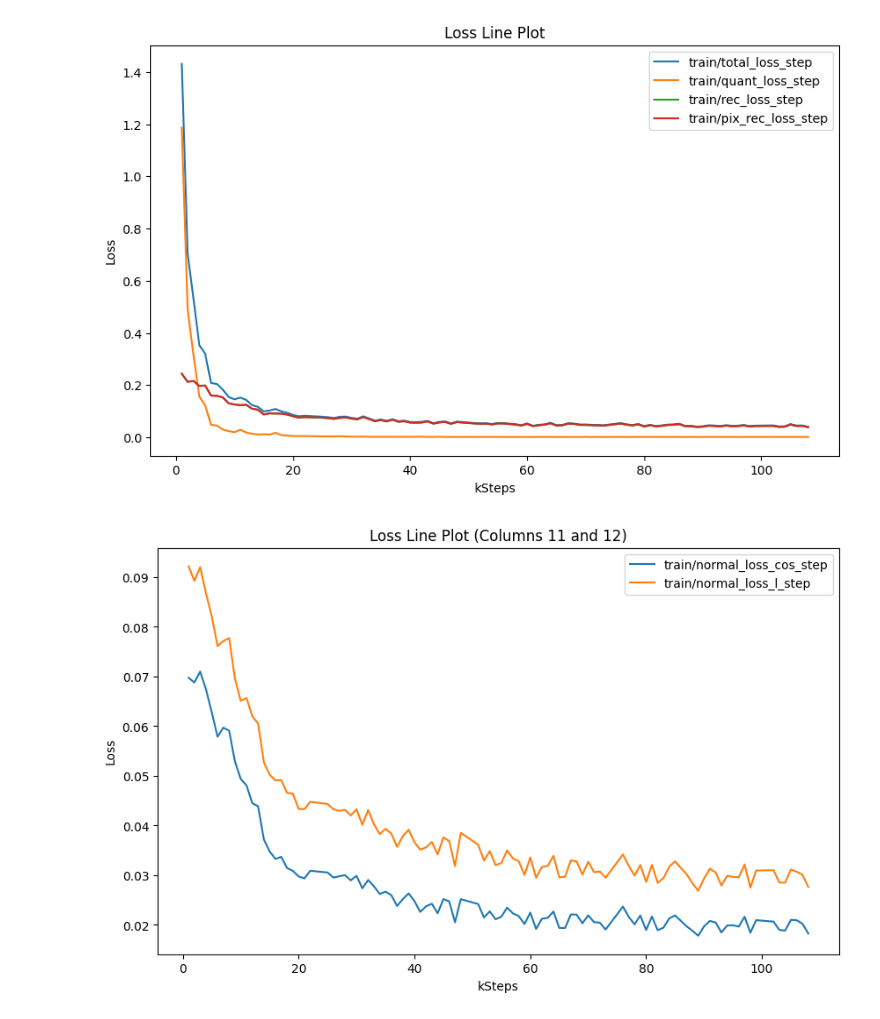
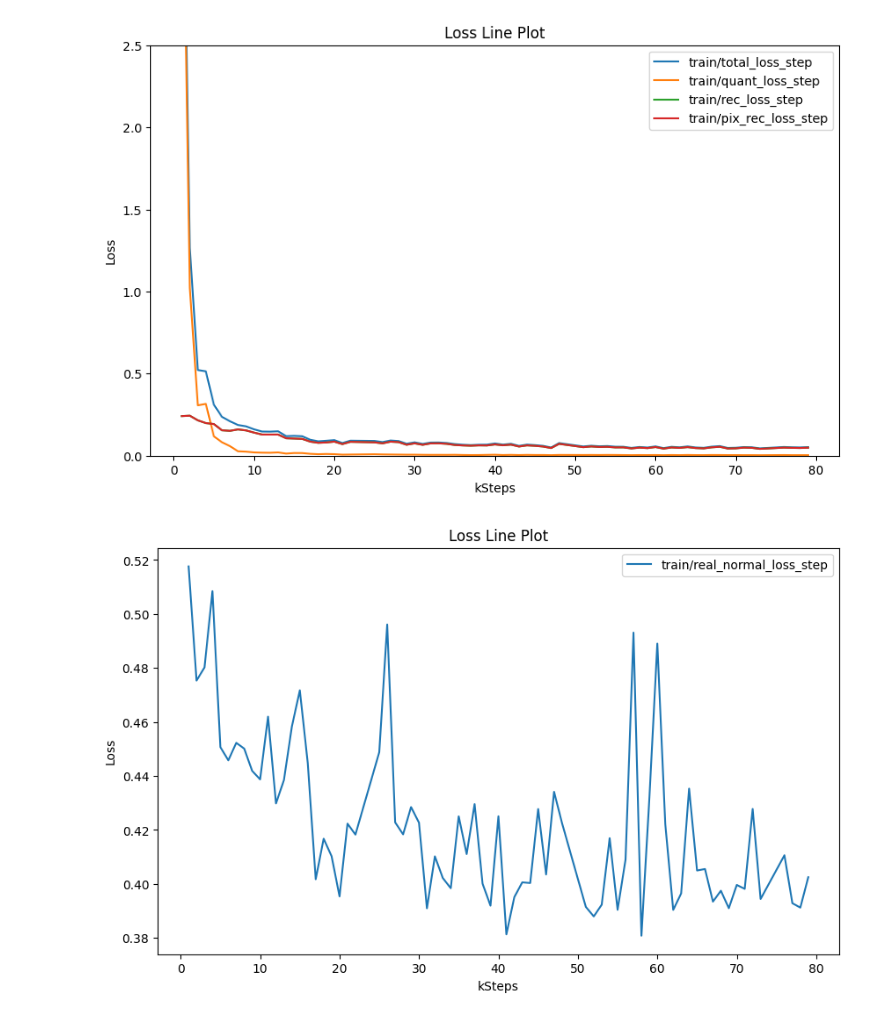
Before and after one commit to YukiaCUI/img2depth2Lidar, a Jupyter notebook: LiDAR-Diffusion/loss_vis.ipynb, the cells around one changed output. Saved outputs shown, nothing was run; the diff lists cells and outputs as text; code cells hidden in the pictures.

Commit message:
add curve loss

```diff
--- a/LiDAR-Diffusion/loss_vis.ipynb
+++ b/LiDAR-Diffusion/loss_vis.ipynb
@@ -3,39 +3,42 @@ import pandas as pd
 import matplotlib.pyplot as plt
 
 # 读取csv文件
-df = pd.read_csv('metrics_1.csv')
+df = pd.read_csv('metrics_real_normal_look.csv')
 
 # 绘制前四列数据的折线图
 plt.figure(figsize=(10, 6))
 for column in df.columns[:4]:
     # 跳过空值的行
     data = df[[column]].dropna()
-    plt.plot(data.index[1:101], data[column].iloc[1:101], label=column)
+    plt.plot(data.index[1:], data[column].iloc[1:], label=column)
+
+plt.ylim(0, 2.5)
 
 # 添加图例、标题和标签
 plt.legend()
 plt.title('Loss Line Plot')
 plt.xlabel('kSteps')
 plt.ylabel('Loss')
 
 # 显示第一个图形
 plt.show()
 
-# 绘制第11和第12列数据的折线图
 plt.figure(figsize=(10, 6))
-for column in df.columns[10:12]:
+for column in df.columns[10:11]:
     # 跳过空值的行
-    data = df[[column]].dropna()
-    plt.plot(data.index[1:101], data[column].iloc[1:101], label=column)
+    data = df[[column]].dropna()/10
+    plt.plot(data.index[1:], data[column].iloc[1:], label=column)
+
+# plt.ylim(0, 2.5)
 
 # 添加图例、标题和标签
 plt.legend()
-plt.title('Loss Line Plot (Columns 11 and 12)')
+plt.title('Loss Line Plot')
 plt.xlabel('kSteps')
 plt.ylabel('Loss')
 
 # 显示第二个图形
 plt.show()
 # %% [output]
-[figure, old version]
+[figure, new version]
-[figure, old version]
+[figure, new version]
```
Also changed, not shown: parts of 1 cell of this notebook, 9 other files.
